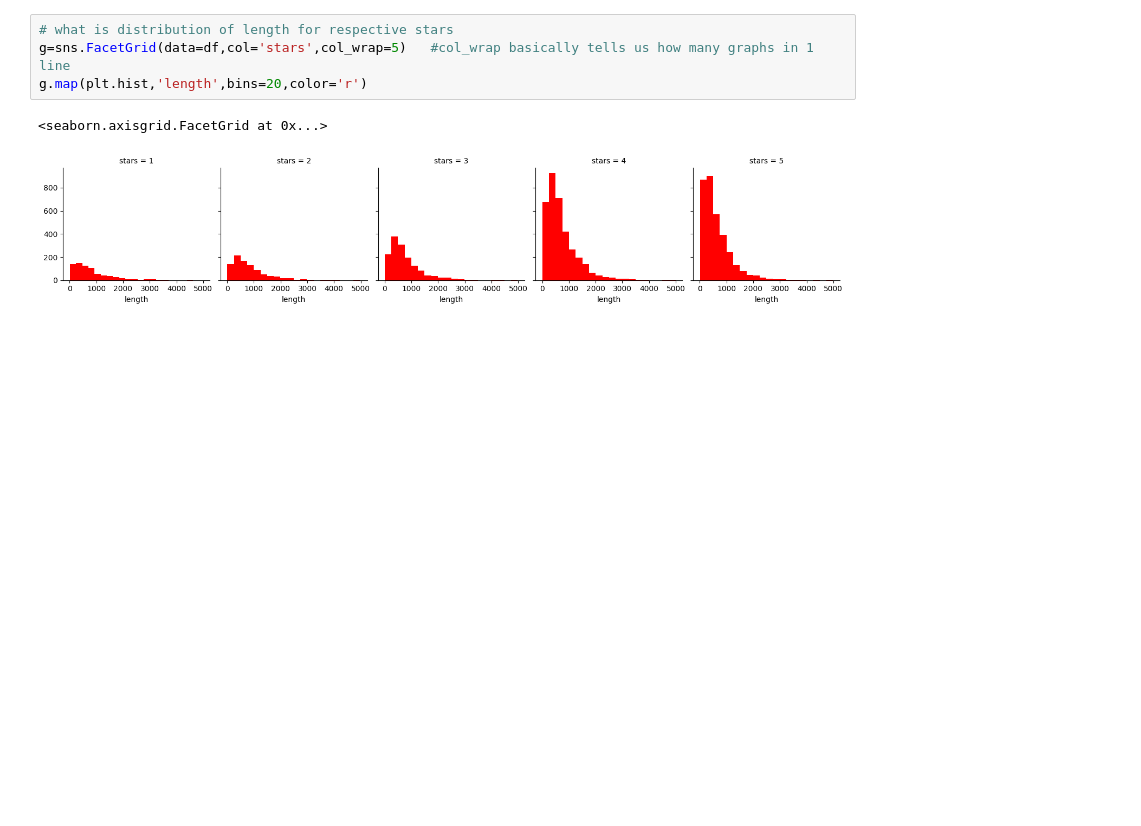
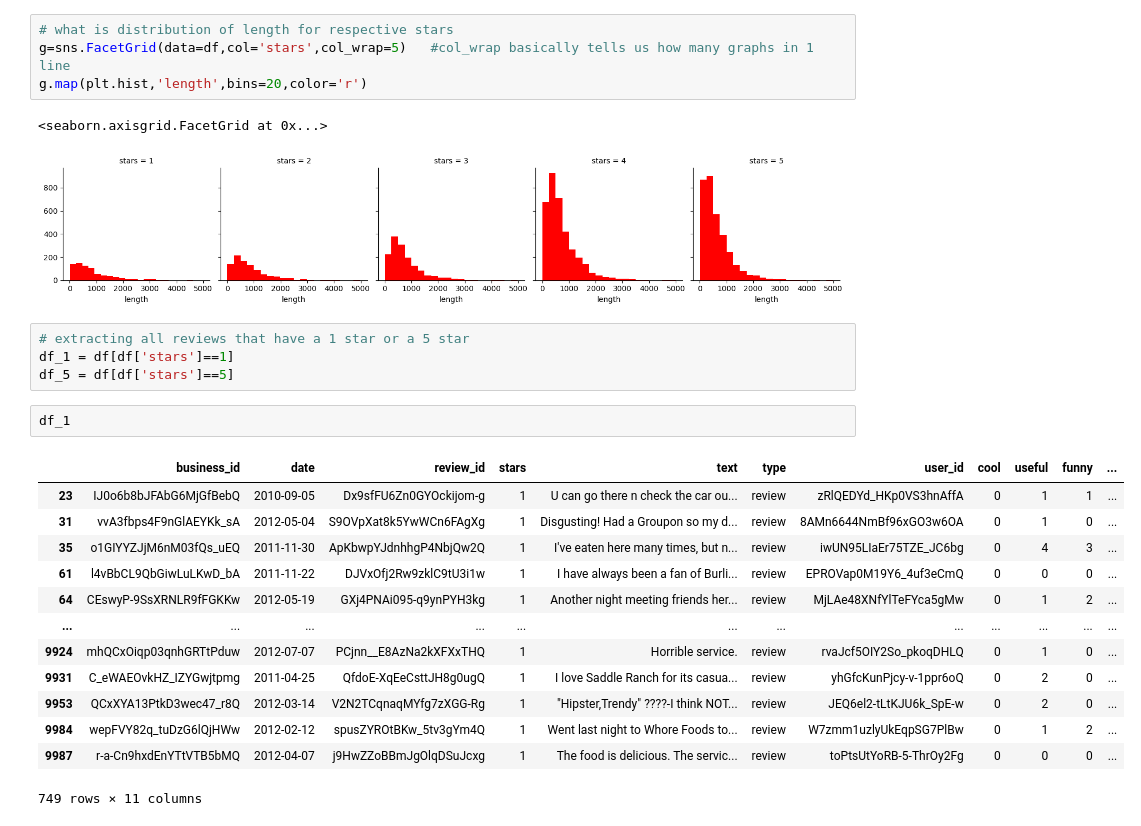
Before and after one commit to Devansh-Gupta-Official/yelp-reviews-analysis, a Jupyter notebook: yelp_reviews.ipynb, the cells around one changed output. Cells and saved outputs as stored; diff of their text form; blank space fills up the shorter version.

```diff
--- a/yelp_reviews.ipynb
+++ b/yelp_reviews.ipynb
@@ -129,3 +129,23 @@ g.map(plt.hist,'length',bins=20,color='r')
 # %% [output]
 <seaborn.axisgrid.FacetGrid at 0x...>
 [figure]
+# %%
+# extracting all reviews that have a 1 star or a 5 star
+df_1 = df[df['stars']==1]
+df_5 = df[df['stars']==5]
+# %%
+df_1
+# %% [output]
+|  | business_id | date | review_id | stars | text | type | user_id | cool | useful | funny | ... |
+| 23 | IJ0o6b8bJFAbG6MjGfBebQ | 2010-09-05 | Dx9sfFU6Zn0GYOckijom-g | 1 | U can go there n check the car ou... | review | zRlQEDYd_HKp0VS3hnAffA | 0 | 1 | 1 | ... |
+| 31 | vvA3fbps4F9nGlAEYKk_sA | 2012-05-04 | S9OVpXat8k5YwWCn6FAgXg | 1 | Disgusting! Had a Groupon so my d... | review | 8AMn6644NmBf96xGO3w6OA | 0 | 1 | 0 | ... |
+| 35 | o1GIYYZJjM6nM03fQs_uEQ | 2011-11-30 | ApKbwpYJdnhhgP4NbjQw2Q | 1 | I've eaten here many times, but n... | review | iwUN95LIaEr75TZE_JC6bg | 0 | 4 | 3 | ... |
+| 61 | l4vBbCL9QbGiwLuLKwD_bA | 2011-11-22 | DJVxOfj2Rw9zklC9tU3i1w | 1 | I have always been a fan of Burli... | review | EPROVap0M19Y6_4uf3eCmQ | 0 | 0 | 0 | ... |
+| 64 | CEswyP-9SsXRNLR9fFGKKw | 2012-05-19 | GXj4PNAi095-q9ynPYH3kg | 1 | Another night meeting friends her... | review | MjLAe48XNfYlTeFYca5gMw | 0 | 1 | 2 | ... |
+| ... | ... | ... | ... | ... | ... | ... | ... | ... | ... | ... | ... |
+| 9924 | mhQCxOiqp03qnhGRTtPduw | 2012-07-07 | PCjnn__E8AzNa2kXFXxTHQ | 1 | Horrible service. | review | rvaJcf5OIY2So_pkoqDHLQ | 0 | 1 | 0 | ... |
+| 9931 | C_eWAEOvkHZ_IZYGwjtpmg | 2011-04-25 | QfdoE-XqEeCsttJH8g0ugQ | 1 | I love Saddle Ranch for its casua... | review | yhGfcKunPjcy-v-1ppr6oQ | 0 | 2 | 0 | ... |
+| 9953 | QCxXYA13PtkD3wec47_r8Q | 2012-03-14 | V2N2TCqnaqMYfg7zXGG-Rg | 1 | "Hipster,Trendy" ????-I think NOT... | review | JEQ6el2-tLtKJU6k_SpE-w | 0 | 2 | 0 | ... |
+| 9984 | wepFVY82q_tuDzG6lQjHWw | 2012-02-12 | spusZYROtBKw_5tv3gYm4Q | 1 | Went last night to Whore Foods to... | review | W7zmm1uzlyUkEqpSG7PlBw | 0 | 1 | 2 | ... |
+| 9987 | r-a-Cn9hxdEnYTtVTB5bMQ | 2012-04-07 | j9HwZZoBBmJgOlqDSuJcxg | 1 | The food is delicious. The servic... | review | toPtsUtYoRB-5-ThrOy2Fg | 0 | 0 | 0 | ... |
+749 rows × 11 columns
```
Also changed, not shown: parts of 7 cells of this notebook.
